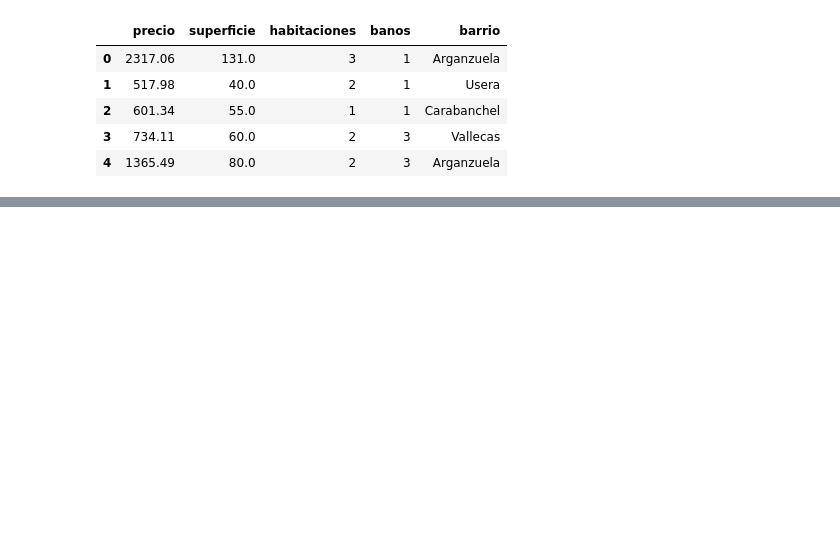
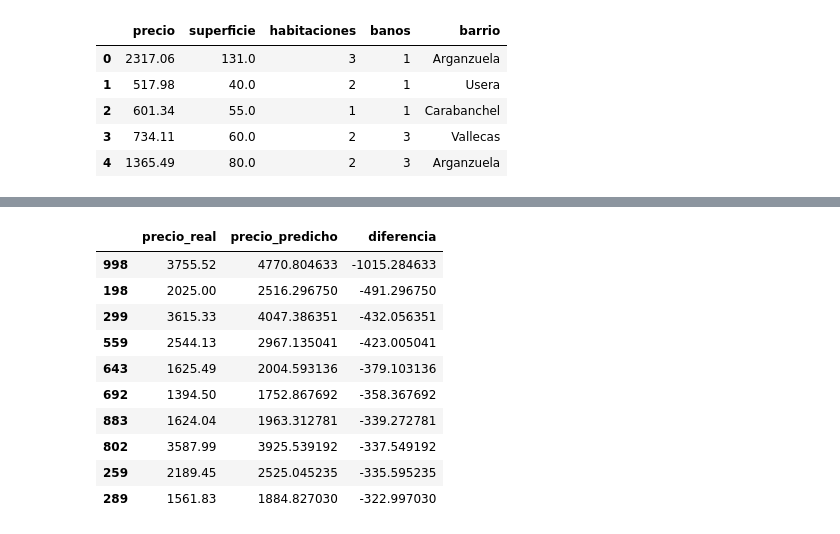
Before and after one commit to yanjunchenye/madrid_rental_analysis, a Jupyter notebook: notebooks/modelo.ipynb, the cells around one changed output, grey strips where cells are left out. Cells and saved outputs as stored; diff of their text form; code cells hidden in the pictures; blank space fills up the shorter version.

```diff
--- a/notebooks/modelo.ipynb
+++ b/notebooks/modelo.ipynb
@@ -31,0 +52,3 @@ df_modelo.head()
+# %%
+y = df_modelo["precio"]
+X = df_modelo.drop(columns=["precio"])
@@ -31,0 +101,21 @@ df_modelo.head()
+# %%
+from sklearn.model_selection import GridSearchCV
+
+param_grid = {
+    "n_estimators": [100,150,200],
+    "max_depth": [None, 10, 20],
+    "min_samples_leaf": [1, 2, 4]
+}
+
+grid = GridSearchCV(
+    RandomForestRegressor(random_state=42),
+    param_grid,
+    cv=5,
+    scoring="r2",
+    n_jobs=-1
+)
+
+grid.fit(X_train,y_train)
+
+print("Mejores parámetros:", grid.best_params_)
+print(f"Mejor R² (validación cruzada): {grid.best_score_:.3f}")
@@ -31,0 +171,23 @@ df_modelo.head()
+# %%
+resultados = X_test.copy()
+resultados["precio_real"] = y_test
+resultados["precio_predicho"] = mejor_rf.predict(X_test)
+resultados["diferencia"] = resultados["precio_real"] - resultados["precio_predicho"]
+# %%
+# Ordenar de más chollo (diferencia más negativa) a menos
+chollos = resultados.sort_values("diferencia")
+
+# Mostrar los 10 mayores chollos
+chollos[["precio_real", "precio_predicho", "diferencia"]].head(10)
+# %% [output]
+|  | precio_real | precio_predicho | diferencia |
+| 998 | 3755.52 | 4770.804633 | -1015.284633 |
+| 198 | 2025.00 | 2516.296750 | -491.296750 |
+| 299 | 3615.33 | 4047.386351 | -432.056351 |
+| 559 | 2544.13 | 2967.135041 | -423.005041 |
+| 643 | 1625.49 | 2004.593136 | -379.103136 |
+| 692 | 1394.50 | 1752.867692 | -358.367692 |
+| 883 | 1624.04 | 1963.312781 | -339.272781 |
+| 802 | 3587.99 | 3925.539192 | -337.549192 |
+| 259 | 2189.45 | 2525.045235 | -335.595235 |
+| 289 | 1561.83 | 1884.827030 | -322.997030 |
```
Also changed, not shown: parts of 9 cells of this notebook.
